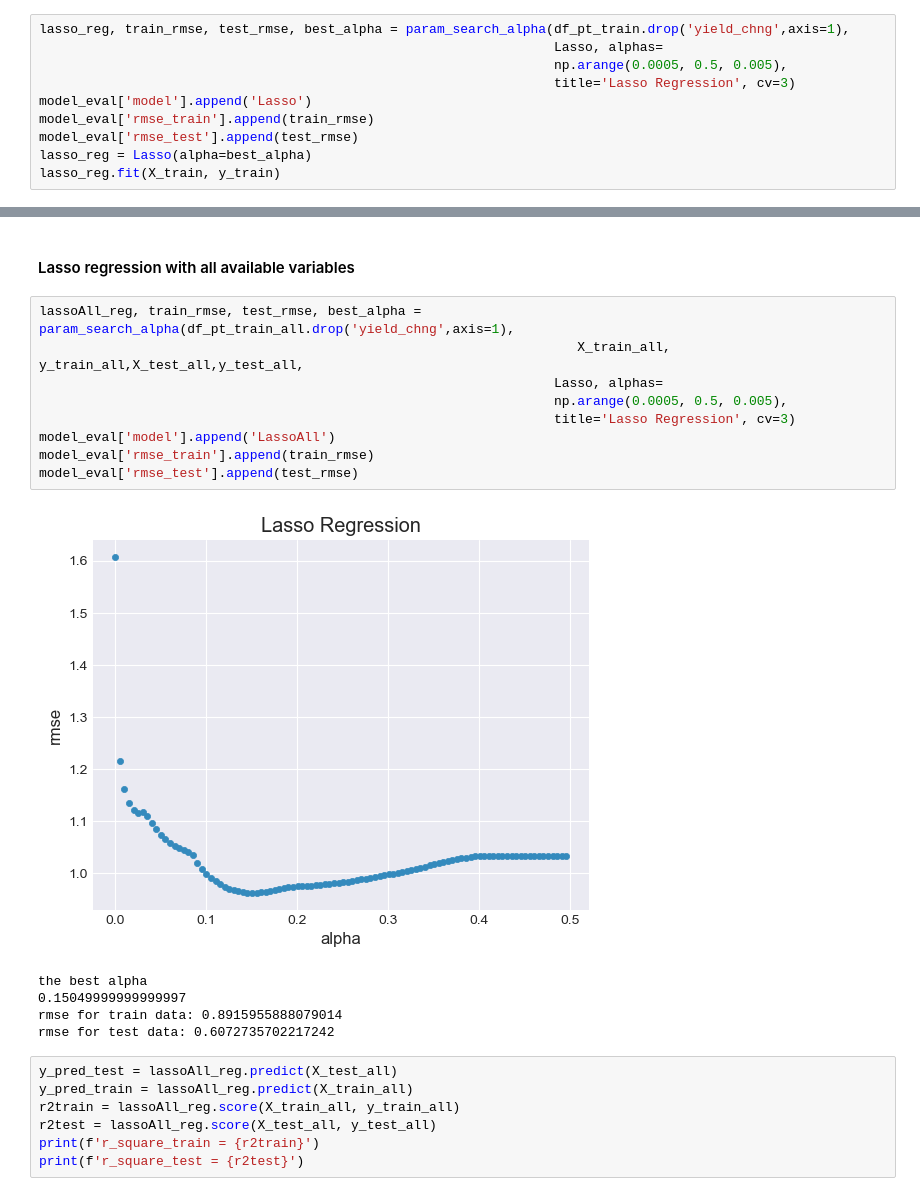
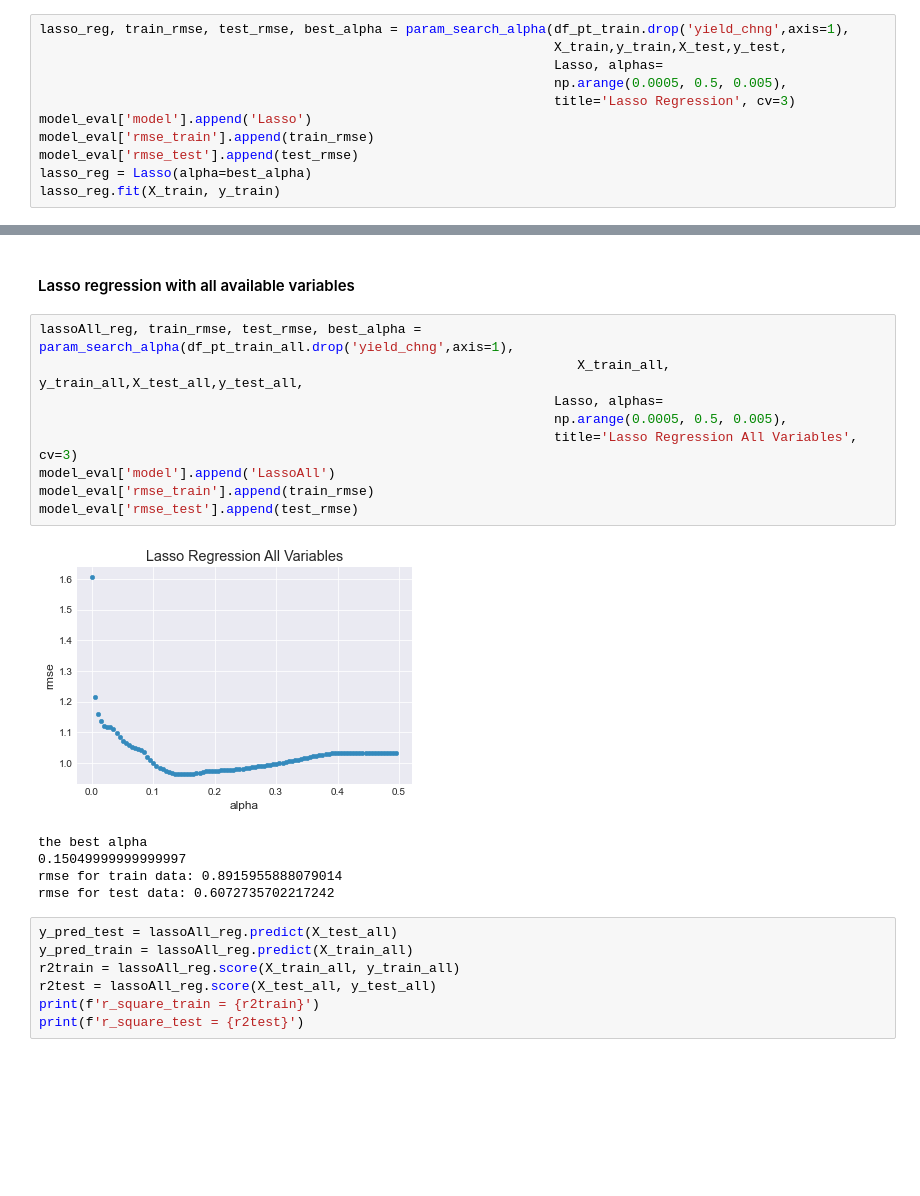
Before and after one commit to ennis-kurt/SpringBoard, a Jupyter notebook: Capstone2/Modelling.ipynb, the cells around one changed output, grey strips where cells are left out. Cells and saved outputs as stored; diff of their text form; blank space fills up the shorter version.

```diff
--- a/Capstone2/Modelling.ipynb
+++ b/Capstone2/Modelling.ipynb
@@ -145,5 +147,6 @@ def param_search_alpha(df,X_train,y_train,
 # %%
 lasso_reg, train_rmse, test_rmse, best_alpha = param_search_alpha(df_pt_train.drop('yield_chng',axis=1),
+                                                                  X_train,y_train,X_test,y_test,
                                                                   Lasso, alphas=
                                                                   np.arange(0.0005, 0.5, 0.005),
                                                                   title='Lasso Regression', cv=3)
@@ -195,14 +199,14 @@ feature_select = ['FD','RR1','CSU','WSDI']
 # %%
 lassoAll_reg, train_rmse, test_rmse, best_alpha = param_search_alpha(df_pt_train_all.drop('yield_chng',axis=1),
                                                                      X_train_all, y_train_all,X_test_all,y_test_all,
                                                                   Lasso, alphas=
                                                                   np.arange(0.0005, 0.5, 0.005),
-                                                                  title='Lasso Regression', cv=3)
+                                                                  title='Lasso Regression All Variables', cv=3)
 model_eval['model'].append('LassoAll')
 model_eval['rmse_train'].append(train_rmse)
 model_eval['rmse_test'].append(test_rmse)
 # %% [output]
-[figure, old version]
+[figure, new version]
 the best alpha
 0.15049999999999997
 rmse for train data: 0.8915955888079014
```
Also changed, not shown: parts of 34 cells of this notebook, 10 other files.
